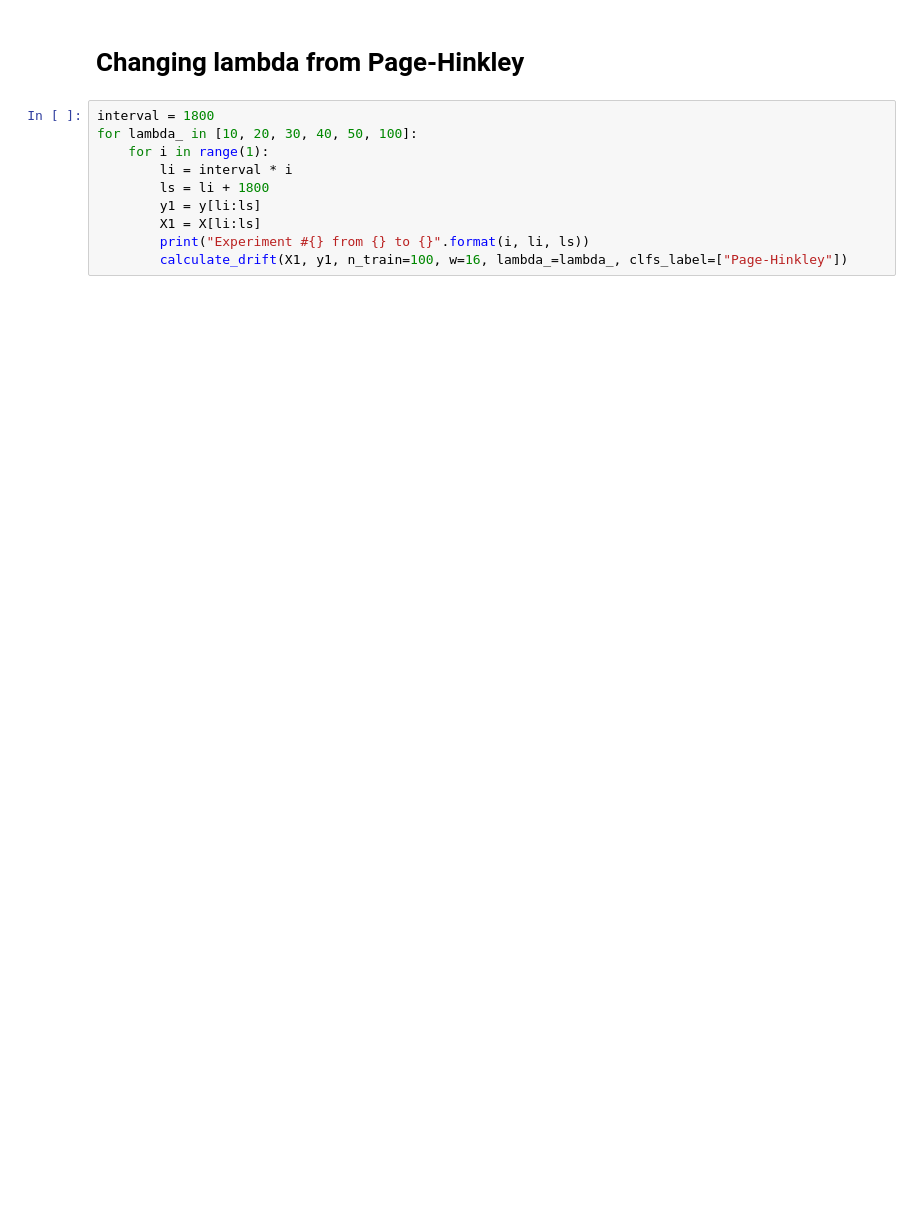
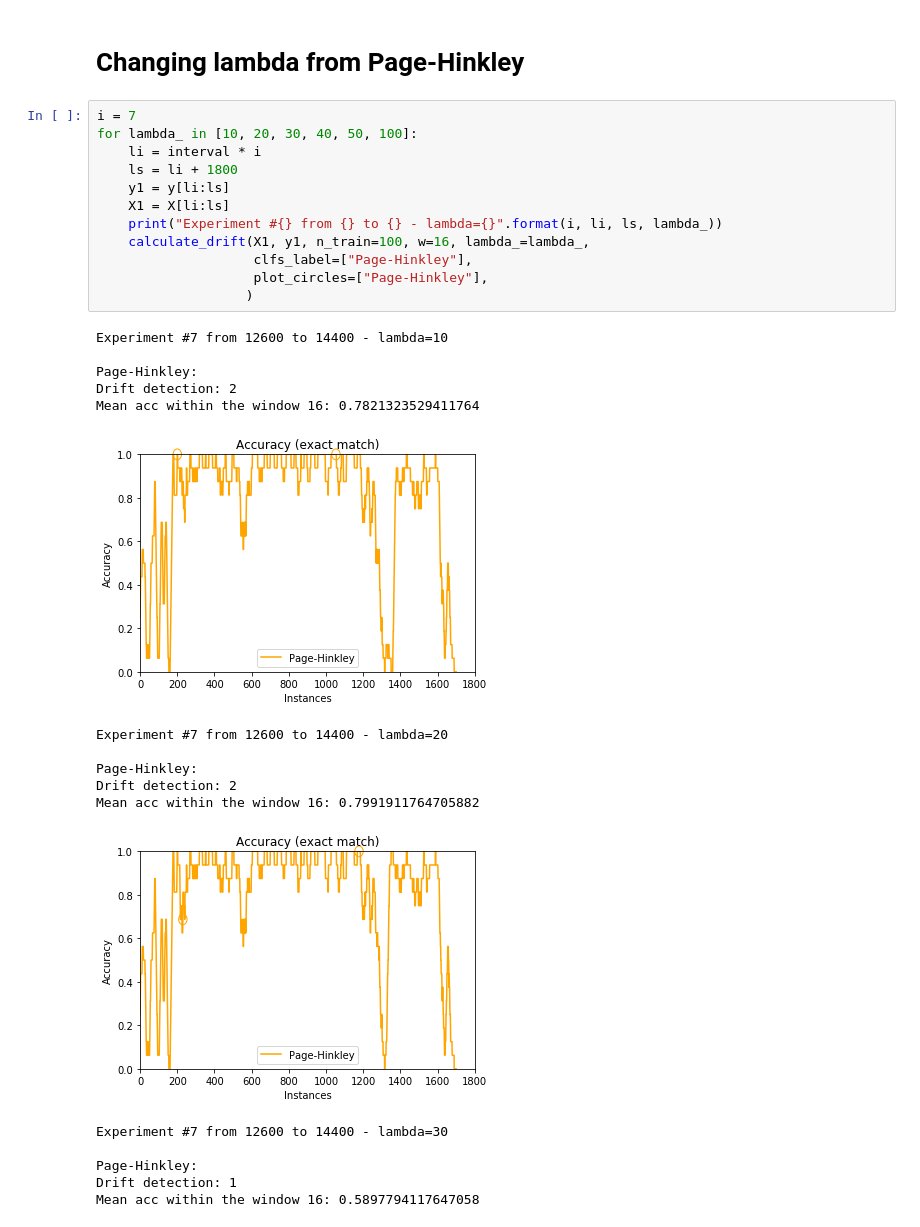
Before and after one commit to h3dema/concept-drift, a Jupyter notebook: concept-drift.ipynb, the cells around one changed output. Saved outputs shown, nothing was run; the diff lists cells and outputs as text; blank space fills up the shorter version.

```diff
--- a/concept-drift.ipynb
+++ b/concept-drift.ipynb
@@ -235,12 +354,32 @@ for i in range(10):
 # %% [markdown]
 # Changing lambda from Page-Hinkley
 # %%
-interval = 1800
+i = 7
 for lambda_ in [10, 20, 30, 40, 50, 100]:
-    for i in range(1):
-        li = interval * i
-        ls = li + 1800
-        y1 = y[li:ls]
-        X1 = X[li:ls]
-        print("Experiment #{} from {} to {}".format(i, li, ls))
-        calculate_drift(X1, y1, n_train=100, w=16, lambda_=lambda_, clfs_label=["Page-Hinkley"])
+    li = interval * i
+    ls = li + 1800
+    y1 = y[li:ls]
+    X1 = X[li:ls]
+    print("Experiment #{} from {} to {} - lambda={}".format(i, li, ls, lambda_))
+    calculate_drift(X1, y1, n_train=100, w=16, lambda_=lambda_,
+                    clfs_label=["Page-Hinkley"],
+                    plot_circles=["Page-Hinkley"],
+                   )
+# %% [output]
+Experiment #7 from 12600 to 14400 - lambda=10
+
+Page-Hinkley:
+Drift detection: 2
+Mean acc within the window 16: 0.7821323529411764
+[figure, added]
+Experiment #7 from 12600 to 14400 - lambda=20
+
+Page-Hinkley:
+Drift detection: 2
+Mean acc within the window 16: 0.7991911764705882
+[figure, added]
+Experiment #7 from 12600 to 14400 - lambda=30
+
+Page-Hinkley:
+Drift detection: 1
+Mean acc within the window 16: 0.5897794117647058
```
Also changed, not shown: parts of 7 cells of this notebook.
